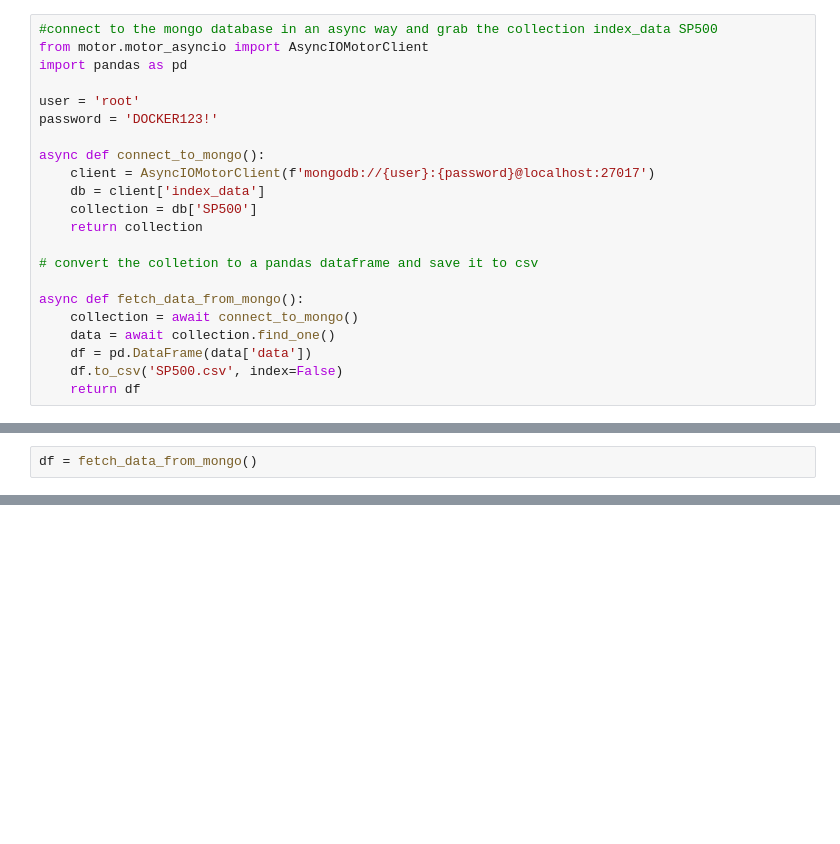
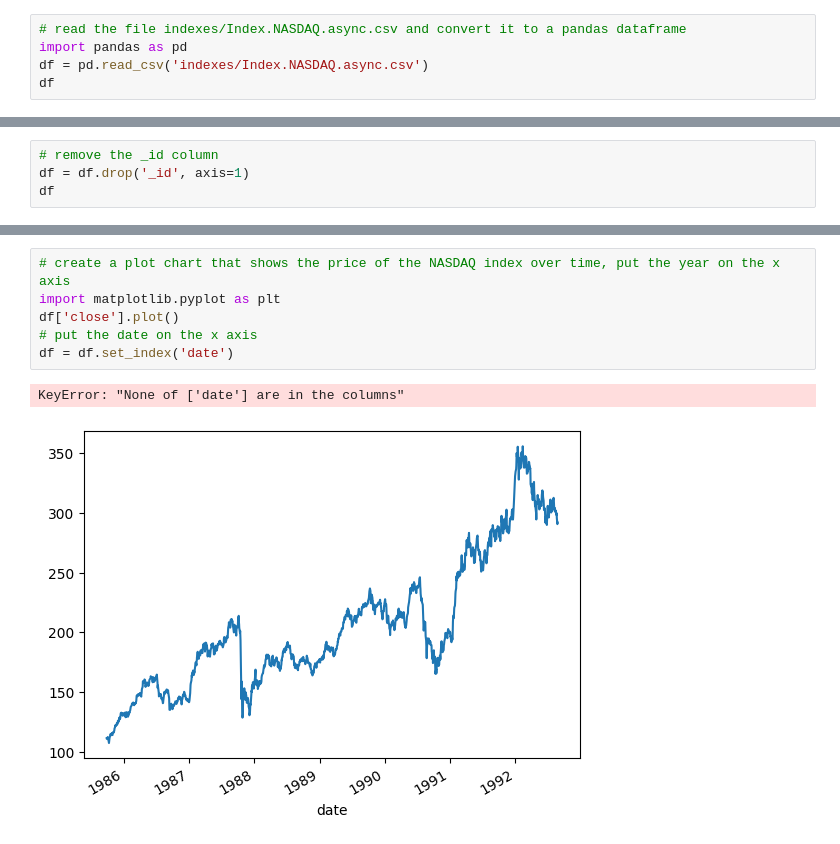
Before and after one commit to vanjaluk8/dtsys-project, a Jupyter notebook: app/index_manipulation.ipynb, the cells around one changed output, grey strips where cells are left out. Saved outputs shown, nothing was run; the diff lists cells and outputs as text; blank space fills up the shorter version.

```diff
--- a/app/index_manipulation.ipynb
+++ b/app/index_manipulation.ipynb
@@ -1,22 +1,5 @@
 # %%
-#connect to the mongo database in an async way and grab the collection index_data SP500
-from motor.motor_asyncio import AsyncIOMotorClient
+# read the file indexes/Index.NASDAQ.async.csv and convert it to a pandas dataframe
 import pandas as pd
-
-user = 'root'
-password = 'DOCKER123!'
-
-async def connect_to_mongo():
-    client = AsyncIOMotorClient(f'mongodb://{user}:{password}@localhost:27017')
-    db = client['index_data']
-    collection = db['SP500']
-    return collection
-
-# convert the colletion to a pandas dataframe and save it to csv
-
-async def fetch_data_from_mongo():
-    collection = await connect_to_mongo()
-    data = await collection.find_one()
-    df = pd.DataFrame(data['data'])
-    df.to_csv('SP500.csv', index=False)
-    return df
+df = pd.read_csv('indexes/Index.NASDAQ.async.csv')
+df
@@ -23,2 +19,0 @@ async def fetch_data_from_mongo():
-# %%
-df = fetch_data_from_mongo()
@@ -26,0 +20,4 @@ RuntimeWarning: Enable tracemalloc to get the object allocation traceback
+# %%
+# remove the _id column
+df = df.drop('_id', axis=1)
+df
@@ -26,0 +38,9 @@ RuntimeWarning: Enable tracemalloc to get the object allocation traceback
+# %%
+# create a plot chart that shows the price of the NASDAQ index over time, put the year on the x axis
+import matplotlib.pyplot as plt
+df['close'].plot()
+# put the date on the x axis
+df = df.set_index('date')
+# %% [output]
+KeyError: "None of ['date'] are in the columns"
+[figure, added]
```
Also changed, not shown: parts of 3 cells of this notebook.
